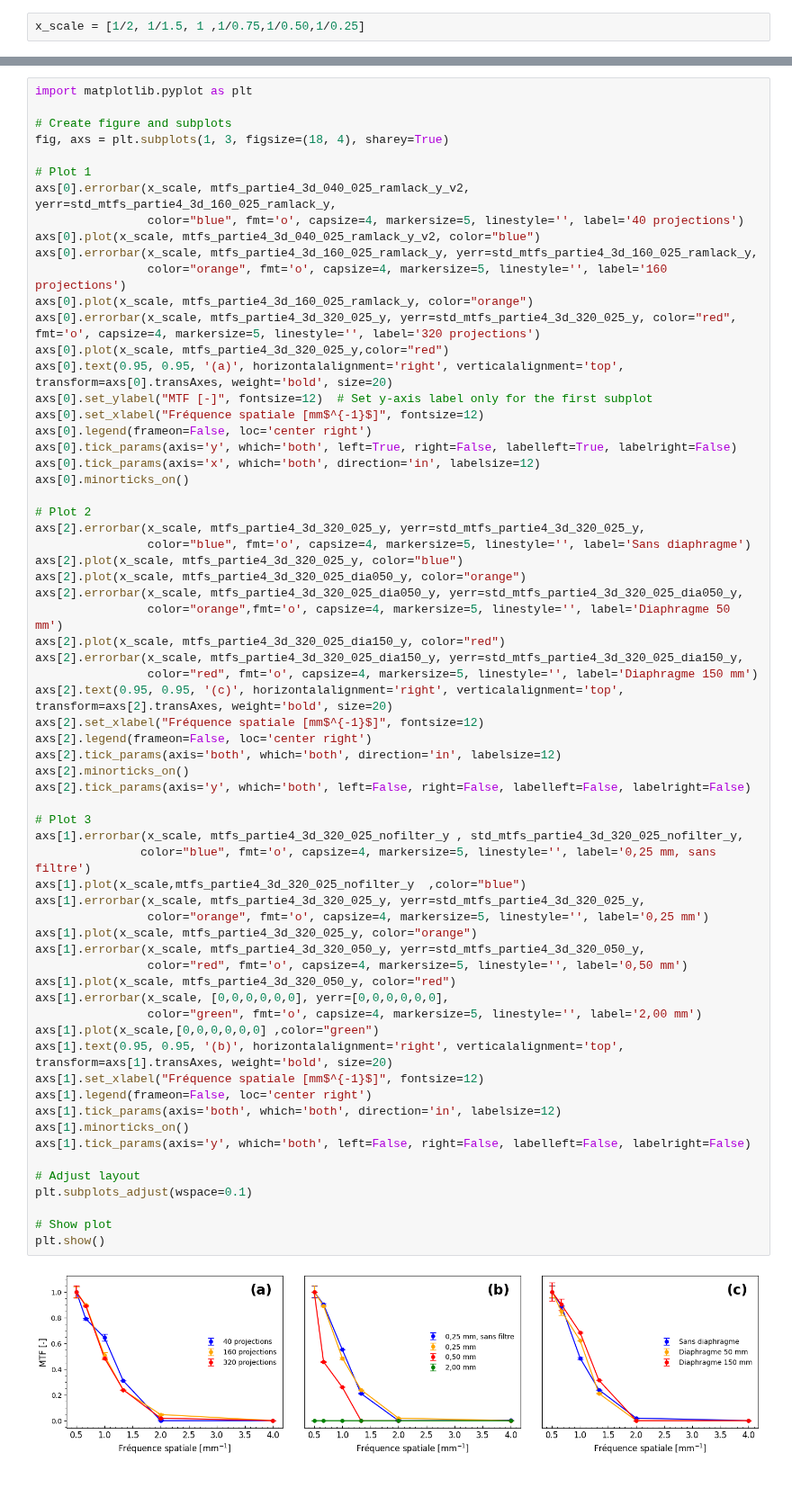
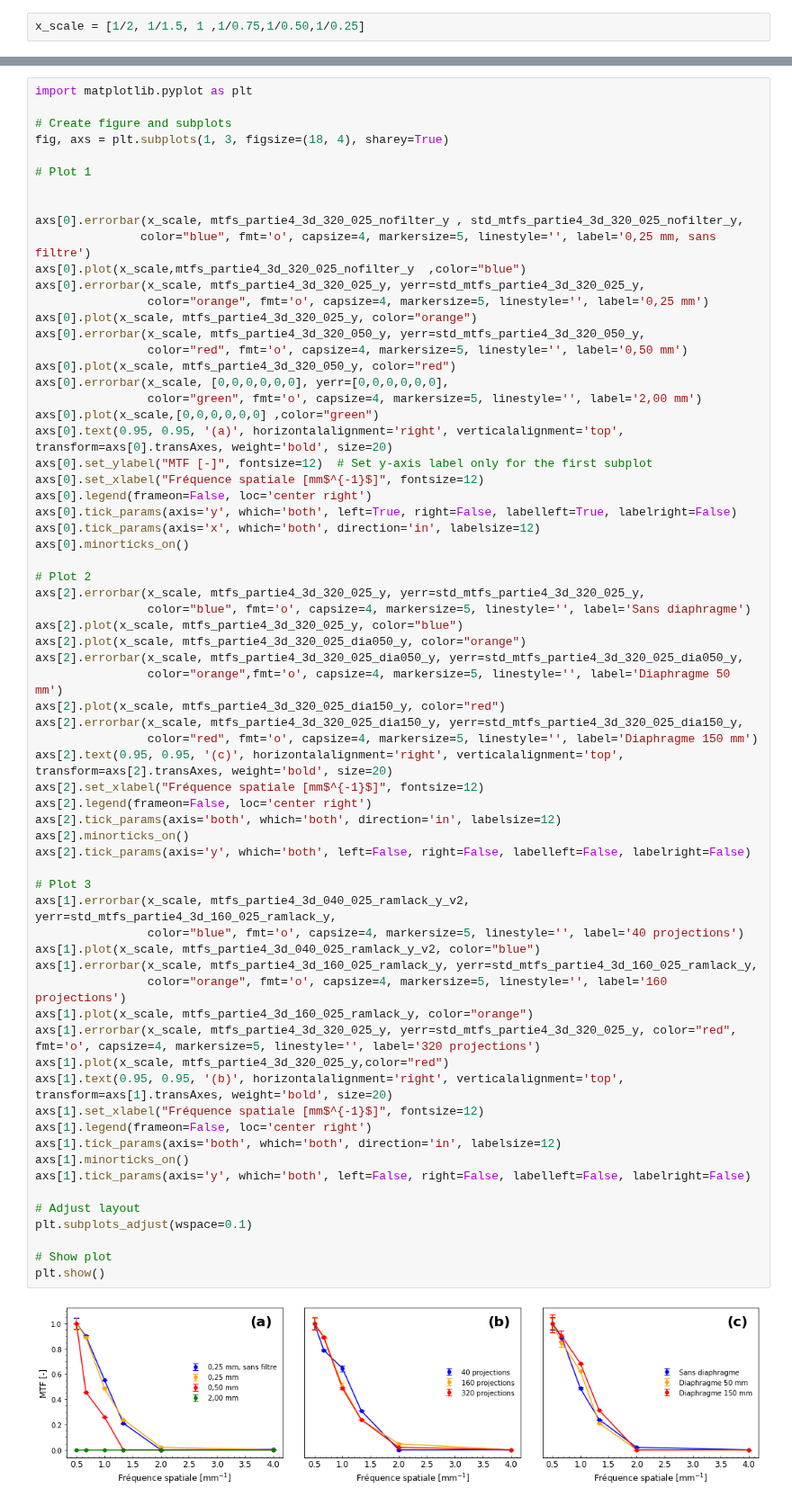
Before and after one commit to felixantoine1/labV_projet, a Jupyter notebook: analyse_partie4.ipynb, the cells around one changed output, grey strips where cells are left out. Shown at 90% size. Saved outputs shown, nothing was run; the diff lists cells and outputs as text.

```diff
--- a/analyse_partie4.ipynb
+++ b/analyse_partie4.ipynb
@@ -746,14 +746,20 @@ import matplotlib.pyplot as plt
 fig, axs = plt.subplots(1, 3, figsize=(18, 4), sharey=True)
 
 # Plot 1
-axs[0].errorbar(x_scale, mtfs_partie4_3d_040_025_ramlack_y_v2, yerr=std_mtfs_partie4_3d_160_025_ramlack_y,
-                color="blue", fmt='o', capsize=4, markersize=5, linestyle='', label='40 projections')
-axs[0].plot(x_scale, mtfs_partie4_3d_040_025_ramlack_y_v2, color="blue")
-axs[0].errorbar(x_scale, mtfs_partie4_3d_160_025_ramlack_y, yerr=std_mtfs_partie4_3d_160_025_ramlack_y,
-                color="orange", fmt='o', capsize=4, markersize=5, linestyle='', label='160 projections')
-axs[0].plot(x_scale, mtfs_partie4_3d_160_025_ramlack_y, color="orange")
-axs[0].errorbar(x_scale, mtfs_partie4_3d_320_025_y, yerr=std_mtfs_partie4_3d_320_025_y, color="red", fmt='o', capsize=4, markersize=5, linestyle='', label='320 projections')
-axs[0].plot(x_scale, mtfs_partie4_3d_320_025_y,color="red")
+
+
+axs[0].errorbar(x_scale, mtfs_partie4_3d_320_025_nofilter_y , std_mtfs_partie4_3d_320_025_nofilter_y,
+               color="blue", fmt='o', capsize=4, markersize=5, linestyle='', label='0,25 mm, sans filtre')
+axs[0].plot(x_scale,mtfs_partie4_3d_320_025_nofilter_y  ,color="blue")
+axs[0].errorbar(x_scale, mtfs_partie4_3d_320_025_y, yerr=std_mtfs_partie4_3d_320_025_y,
+                color="orange", fmt='o', capsize=4, markersize=5, linestyle='', label='0,25 mm')
+axs[0].plot(x_scale, mtfs_partie4_3d_320_025_y, color="orange")
+axs[0].errorbar(x_scale, mtfs_partie4_3d_320_050_y, yerr=std_mtfs_partie4_3d_320_050_y,
+                color="red", fmt='o', capsize=4, markersize=5, linestyle='', label='0,50 mm')
+axs[0].plot(x_scale, mtfs_partie4_3d_320_050_y, color="red")
+axs[0].errorbar(x_scale, [0,0,0,0,0,0], yerr=[0,0,0,0,0,0],
+                color="green", fmt='o', capsize=4, markersize=5, linestyle='', label='2,00 mm')
+axs[0].plot(x_scale,[0,0,0,0,0,0] ,color="green")
 axs[0].text(0.95, 0.95, '(a)', horizontalalignment='right', verticalalignment='top', transform=axs[0].transAxes, weight='bold', size=20)
 axs[0].set_ylabel("MTF [-]", fontsize=12)  # Set y-axis label only for the first subplot
 axs[0].set_xlabel("Fréquence spatiale [mm$^{-1}$]", fontsize=12)
@@ -766,43 +772,39 @@ axs[0].minorticks_on()
 axs[2].errorbar(x_scale, mtfs_partie4_3d_320_025_y, yerr=std_mtfs_partie4_3d_320_025_y,
                 color="blue", fmt='o', capsize=4, markersize=5, linestyle='', label='Sans diaphragme')
 axs[2].plot(x_scale, mtfs_partie4_3d_320_025_y, color="blue")
 axs[2].plot(x_scale, mtfs_partie4_3d_320_025_dia050_y, color="orange")
 axs[2].errorbar(x_scale, mtfs_partie4_3d_320_025_dia050_y, yerr=std_mtfs_partie4_3d_320_025_dia050_y,
                 color="orange",fmt='o', capsize=4, markersize=5, linestyle='', label='Diaphragme 50 mm')
 axs[2].plot(x_scale, mtfs_partie4_3d_320_025_dia150_y, color="red")
 axs[2].errorbar(x_scale, mtfs_partie4_3d_320_025_dia150_y, yerr=std_mtfs_partie4_3d_320_025_dia150_y,
                 color="red", fmt='o', capsize=4, markersize=5, linestyle='', label='Diaphragme 150 mm')
 axs[2].text(0.95, 0.95, '(c)', horizontalalignment='right', verticalalignment='top', transform=axs[2].transAxes, weight='bold', size=20)
 axs[2].set_xlabel("Fréquence spatiale [mm$^{-1}$]", fontsize=12)
 axs[2].legend(frameon=False, loc='center right')
 axs[2].tick_params(axis='both', which='both', direction='in', labelsize=12)
 axs[2].minorticks_on()
 axs[2].tick_params(axis='y', which='both', left=False, right=False, labelleft=False, labelright=False)
 
 # Plot 3
-axs[1].errorbar(x_scale, mtfs_partie4_3d_320_025_nofilter_y , std_mtfs_partie4_3d_320_025_nofilter_y,
-               color="blue", fmt='o', capsize=4, markersize=5, linestyle='', label='0,25 mm, sans filtre')
-axs[1].plot(x_scale,mtfs_partie4_3d_320_025_nofilter_y  ,color="blue")
-axs[1].errorbar(x_scale, mtfs_partie4_3d_320_025_y, yerr=std_mtfs_partie4_3d_320_025_y,
-                color="orange", fmt='o', capsize=4, markersize=5, linestyle='', label='0,25 mm')
-axs[1].plot(x_scale, mtfs_partie4_3d_320_025_y, color="orange")
-axs[1].errorbar(x_scale, mtfs_partie4_3d_320_050_y, yerr=std_mtfs_partie4_3d_320_050_y,
-                color="red", fmt='o', capsize=4, markersize=5, linestyle='', label='0,50 mm')
-axs[1].plot(x_scale, mtfs_partie4_3d_320_050_y, color="red")
-axs[1].errorbar(x_scale, [0,0,0,0,0,0], yerr=[0,0,0,0,0,0],
-                color="green", fmt='o', capsize=4, markersize=5, linestyle='', label='2,00 mm')
-axs[1].plot(x_scale,[0,0,0,0,0,0] ,color="green")
+axs[1].errorbar(x_scale, mtfs_partie4_3d_040_025_ramlack_y_v2, yerr=std_mtfs_partie4_3d_160_025_ramlack_y,
+                color="blue", fmt='o', capsize=4, markersize=5, linestyle='', label='40 projections')
+axs[1].plot(x_scale, mtfs_partie4_3d_040_025_ramlack_y_v2, color="blue")
+axs[1].errorbar(x_scale, mtfs_partie4_3d_160_025_ramlack_y, yerr=std_mtfs_partie4_3d_160_025_ramlack_y,
+                color="orange", fmt='o', capsize=4, markersize=5, linestyle='', label='160 projections')
+axs[1].plot(x_scale, mtfs_partie4_3d_160_025_ramlack_y, color="orange")
+axs[1].errorbar(x_scale, mtfs_partie4_3d_320_025_y, yerr=std_mtfs_partie4_3d_320_025_y, color="red", fmt='o', capsize=4, markersize=5, linestyle='', label='320 projections')
+axs[1].plot(x_scale, mtfs_partie4_3d_320_025_y,color="red")
 axs[1].text(0.95, 0.95, '(b)', horizontalalignment='right', verticalalignment='top', transform=axs[1].transAxes, weight='bold', size=20)
 axs[1].set_xlabel("Fréquence spatiale [mm$^{-1}$]", fontsize=12)
 axs[1].legend(frameon=False, loc='center right')
 axs[1].tick_params(axis='both', which='both', direction='in', labelsize=12)
 axs[1].minorticks_on()
 axs[1].tick_params(axis='y', which='both', left=False, right=False, labelleft=False, labelright=False)
 
 # Adjust layout
 plt.subplots_adjust(wspace=0.1)
 
 # Show plot
 plt.show()
 # %% [output]
-[figure, old version]
+[figure, new version]
```
Also changed, not shown: parts of 13 cells of this notebook, 4 other files.
